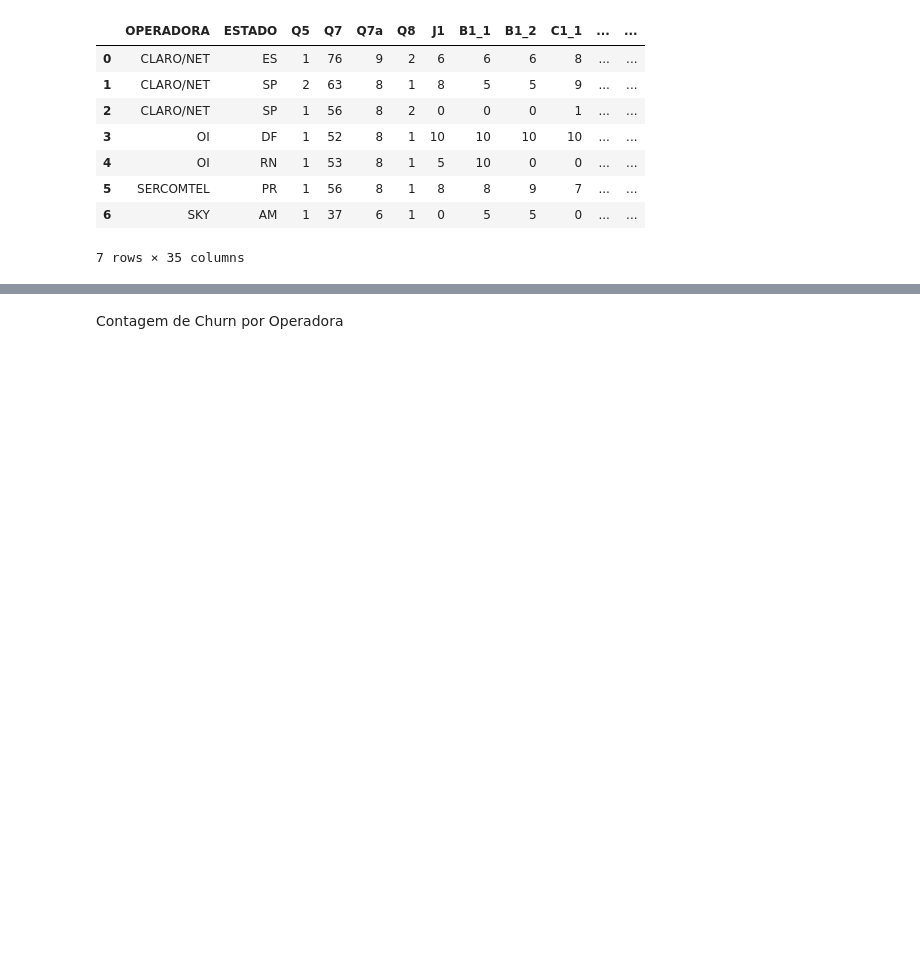
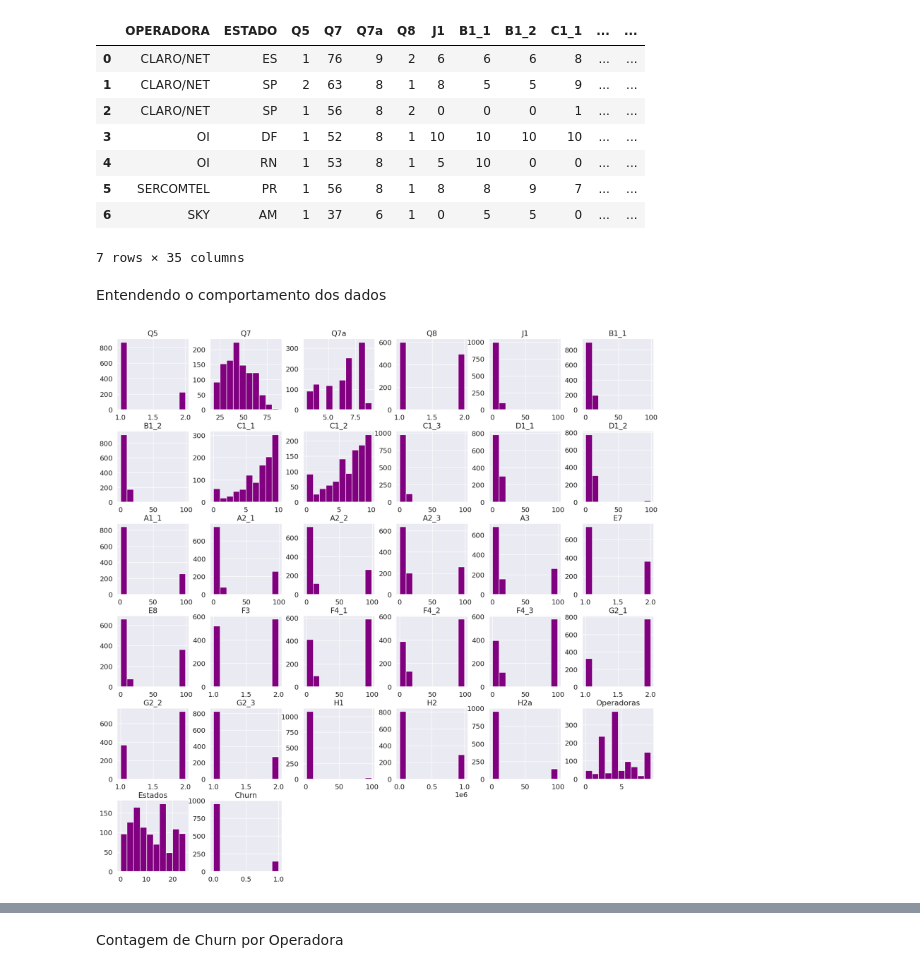
Before and after one commit to mheloisagalvao/projeto-ml, a Jupyter notebook: Projeto_THK.ipynb, the cells around one changed output, grey strips where cells are left out. Saved outputs shown, nothing was run; the diff lists cells and outputs as text; code cells hidden in the pictures; blank space fills up the shorter version.

```diff
--- a/Projeto_THK.ipynb
+++ b/Projeto_THK.ipynb
@@ -382,3 +382,11 @@ df.head(7)
 | 5 | SERCOMTEL | PR | 1 | 56 | 8 | 1 | 8 | 8 | 9 | 7 | ... | ... |
 | 6 | SKY | AM | 1 | 37 | 6 | 1 | 0 | 5 | 5 | 0 | ... | ... |
 7 rows × 35 columns
+# %% [markdown]
+Entendendo o comportamento dos dados
+# %%
+import seaborn as sns
+sns.set(font_scale=1.3, rc={'figure.figsize':(20,20)})
+eixo = df.hist(bins=10, figsize=(20,20), color='purple')
+# %% [output]
+[figure, added]
```
Also changed, not shown: parts of 8 cells of this notebook.
